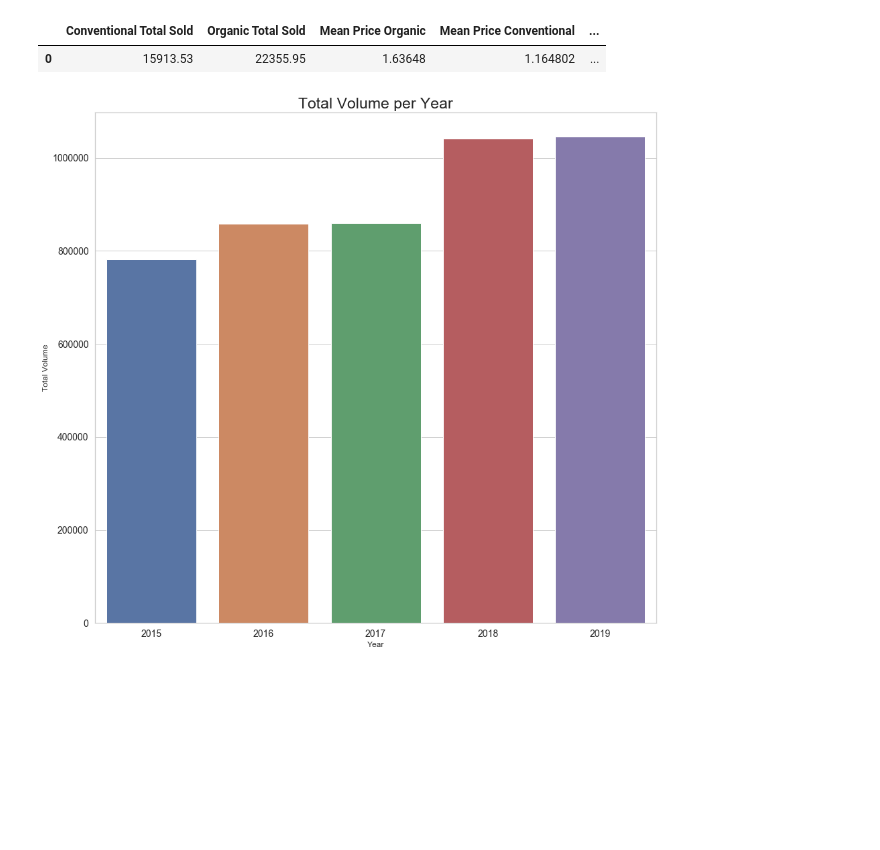
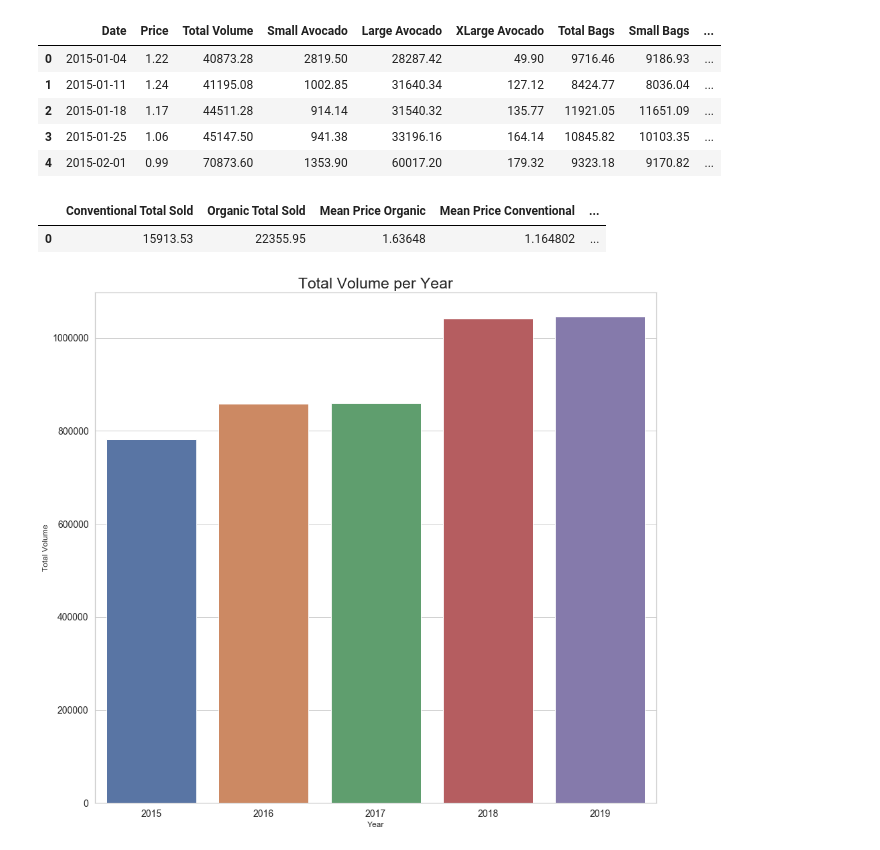
Before and after one commit to kmanning1224/Avocado-Sales-Analysis, a Jupyter notebook: Avocado Data -K/data/Comparisons.ipynb, the cells around one changed output. Saved outputs shown, nothing was run; the diff lists cells and outputs as text; code cells hidden in the pictures; blank space fills up the shorter version.

```diff
--- a/Avocado Data -K/data/Comparisons.ipynb
+++ b/Avocado Data -K/data/Comparisons.ipynb
@@ -13,6 +13,14 @@ df = pd.read_csv('avocado_updated.csv')
 df1 = df.drop('Unnamed: 0', axis=1)
 # %%
 df1['Year'] = pd.DatetimeIndex(df1['Date']).year
+df1.head()
+# %% [output]
+|  | Date | Price | Total Volume | Small Avocado | Large Avocado | XLarge Avocado | Total Bags | Small Bags | ... |
+| 0 | 2015-01-04 | 1.22 | 40873.28 | 2819.50 | 28287.42 | 49.90 | 9716.46 | 9186.93 | ... |
+| 1 | 2015-01-11 | 1.24 | 41195.08 | 1002.85 | 31640.34 | 127.12 | 8424.77 | 8036.04 | ... |
+| 2 | 2015-01-18 | 1.17 | 44511.28 | 914.14 | 31540.32 | 135.77 | 11921.05 | 11651.09 | ... |
+| 3 | 2015-01-25 | 1.06 | 45147.50 | 941.38 | 33196.16 | 164.14 | 10845.82 | 10103.35 | ... |
+| 4 | 2015-02-01 | 0.99 | 70873.60 | 1353.90 | 60017.20 | 179.32 | 9323.18 | 9170.82 | ... |
 # %%
 #DF with Organic Avocado only
 columns = ["Region", "Year", "XLarge Bags", "Large Bags", "Small Bags", "Total Bags", "Xlarge Avocado", "Large Avocado",
```
Also changed, not shown: parts of 3 cells of this notebook, 5 other files.
